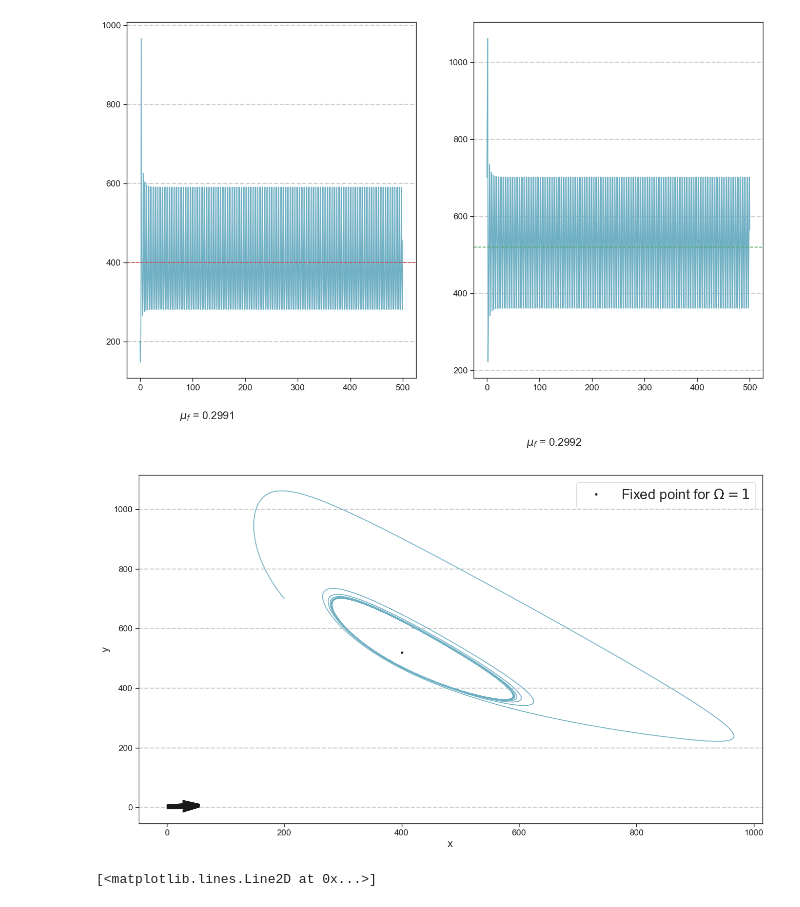
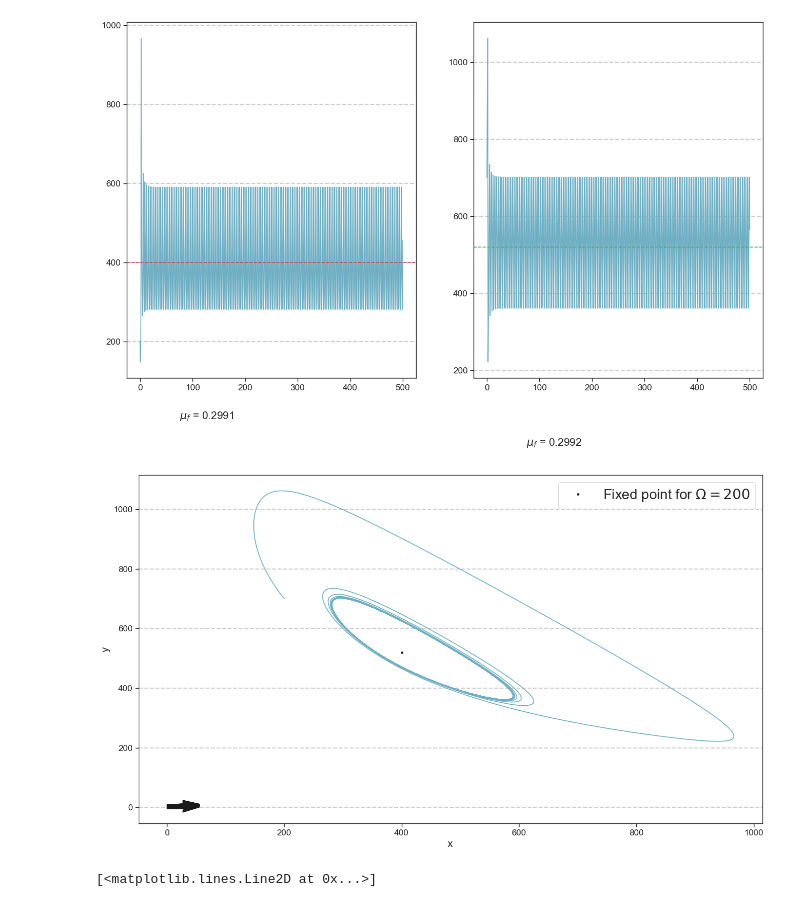
Before and after one commit to nielsdavidsen/PUK_2024, a Jupyter notebook: puk_start.ipynb, the cells around one changed output. Saved outputs shown, nothing was run; the diff lists cells and outputs as text; code cells hidden in the pictures.

```diff
--- a/puk_start.ipynb
+++ b/puk_start.ipynb
@@ -24,6 +24,7 @@ plt.rcParams['axes.grid.which'] = 'major'
 plt.rcParams['grid.linestyle'] = '--'
 plt.rcParams['grid.linewidth'] = 1.5
 plt.rcParams['figure.figsize'] = (16, 9)
+plt.rcParams['figure.dpi'] = 100
 # %% [output]
 [figure]
 # %%
@@ -128,23 +129,23 @@ ax[1].text(75, 4.25, f'$\mu_f$ = {y_mean_freq:.4f}', fontsize=15);
 # %%
 # 2D plot
 fig = plt.figure(figsize=(16,9), dpi=100)
 plt.plot(x_list, y_list)
-plt.plot(x_star, y_star, 'k.', label=f'Fixed point for $\Omega = 1$')
+plt.plot(x_star, y_star, 'k.', label=f'Fixed point for $\Omega = {V}$')
 plt.xlabel('x', fontsize=15)
 plt.ylabel('y', fontsize=15)
 plt.legend(fontsize=20)
 
 
 # Vector field
 field_size = np.arange(0, 5.5, 0.5)
 X, Y = np.meshgrid(field_size, field_size)
 U = x_dot(X, Y, V)
 P = y_dot(X, Y, V)
 
 
 plt.quiver(X, Y, U, P);
 # %% [output]
-[figure, old version]
+[figure, new version]
 # %%
 omega = np.arange(1, 10, 1)
 var_change = np.array([2, 2])
```
Also changed, not shown: parts of 12 cells of this notebook.
